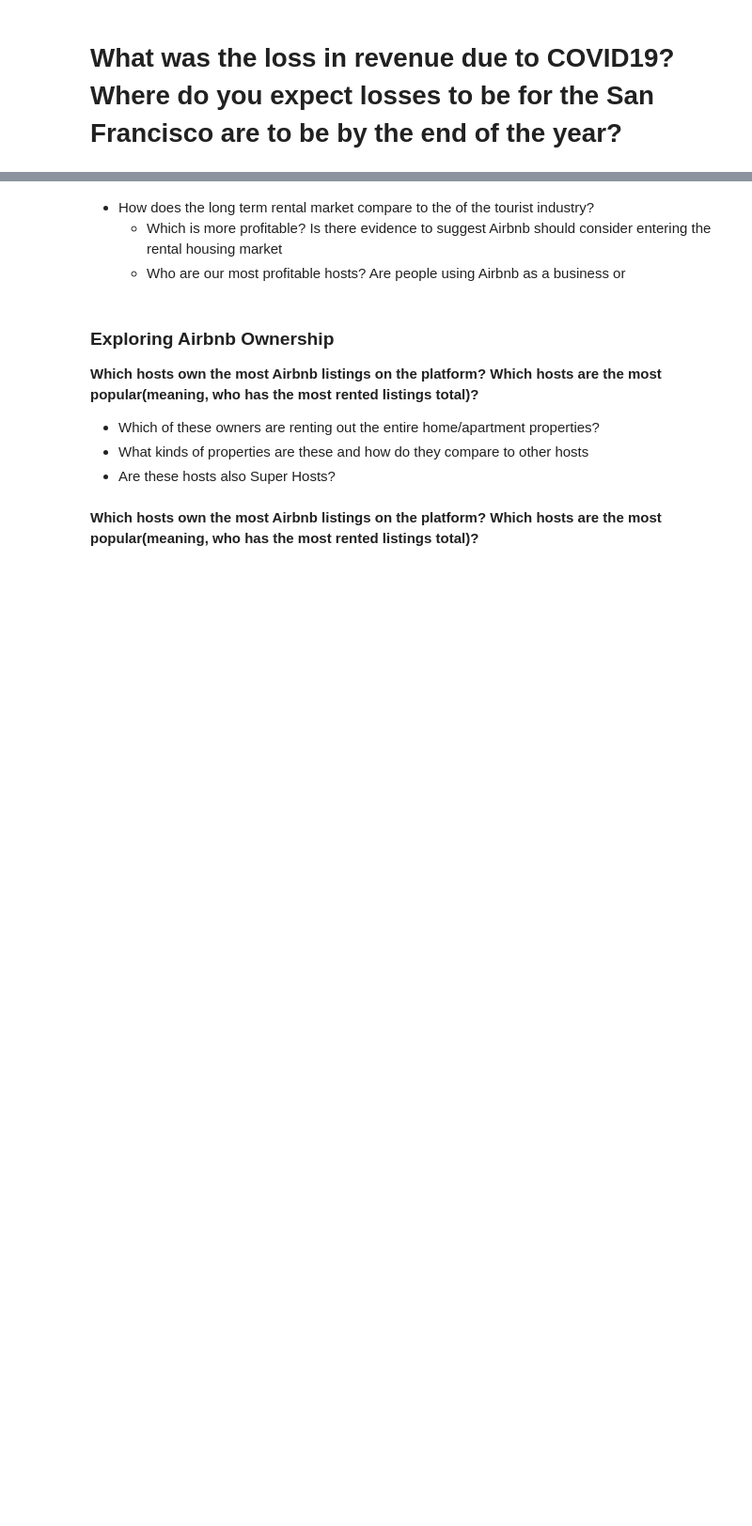
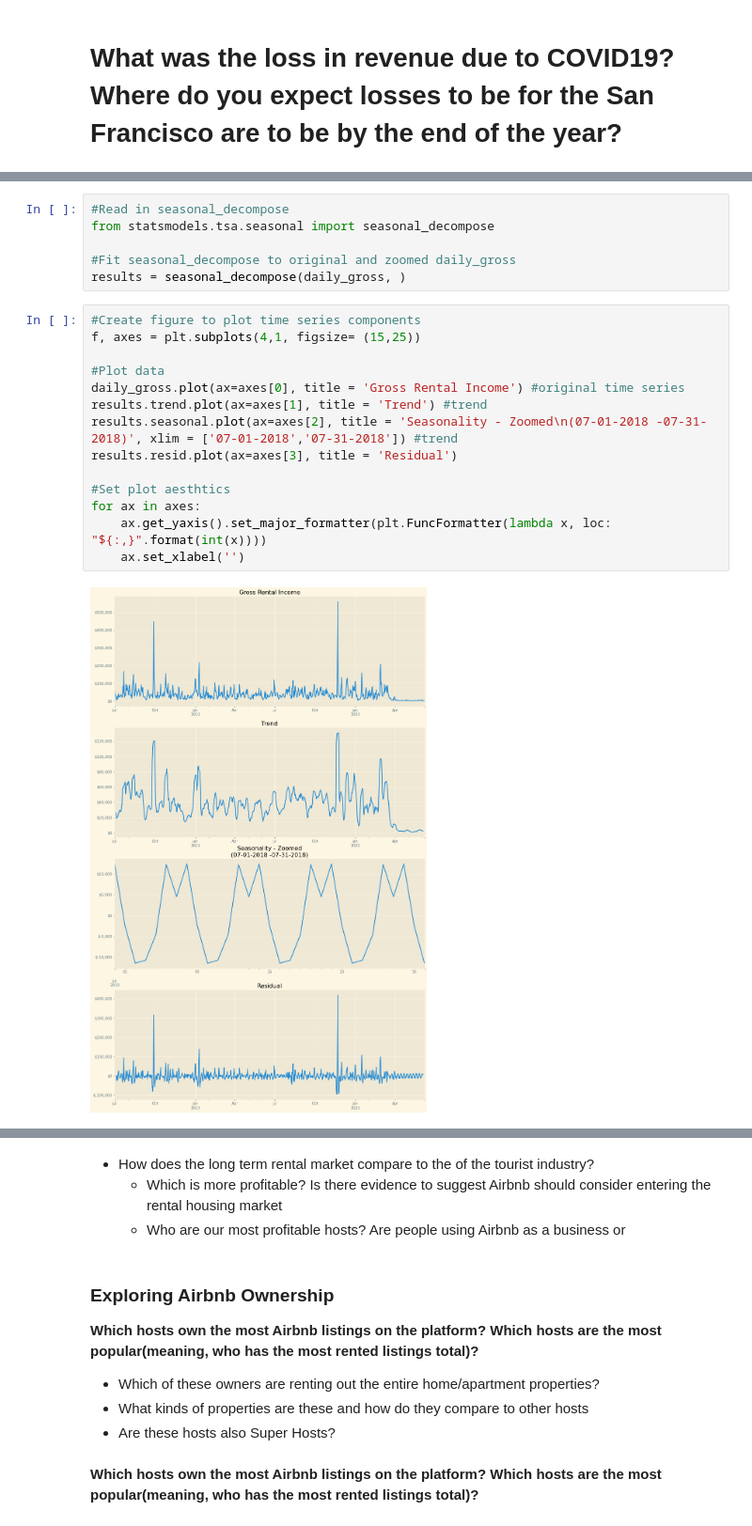
Before and after one commit to KishenSharma6/SF_Airbnb_Rental_Market_Analysis, a Jupyter notebook: Project_Codes/04_Modeling/2020_0715_Market_Analysis.ipynb, the cells around one changed output, grey strips where cells are left out. Shown at 94% size. Drawn from its saved outputs; the diff is of its cells as text; blank space fills up the shorter version.

```diff
--- a/Project_Codes/04_Modeling/2020_0715_Market_Analysis.ipynb
+++ b/Project_Codes/04_Modeling/2020_0715_Market_Analysis.ipynb
@@ -57,0 +102,22 @@ Data shape: (126258, 47)
+# %%
+#Read in seasonal_decompose
+from statsmodels.tsa.seasonal import seasonal_decompose
+
+#Fit seasonal_decompose to original and zoomed daily_gross
+results = seasonal_decompose(daily_gross, )
+# %%
+#Create figure to plot time series components
+f, axes = plt.subplots(4,1, figsize= (15,25))
+
+#Plot data
+daily_gross.plot(ax=axes[0], title = 'Gross Rental Income') #original time series
+results.trend.plot(ax=axes[1], title = 'Trend') #trend
+results.seasonal.plot(ax=axes[2], title = 'Seasonality - Zoomed\n(07-01-2018 -07-31-2018)', xlim = ['07-01-2018','07-31-2018']) #trend
+results.resid.plot(ax=axes[3], title = 'Residual')
+
+#Set plot aesthtics
+for ax in axes:
+    ax.get_yaxis().set_major_formatter(plt.FuncFormatter(lambda x, loc: "${:,}".format(int(x))))
+    ax.set_xlabel('')
+# %% [output]
+[figure, added]
```
Also changed, not shown: parts of 32 cells of this notebook.
